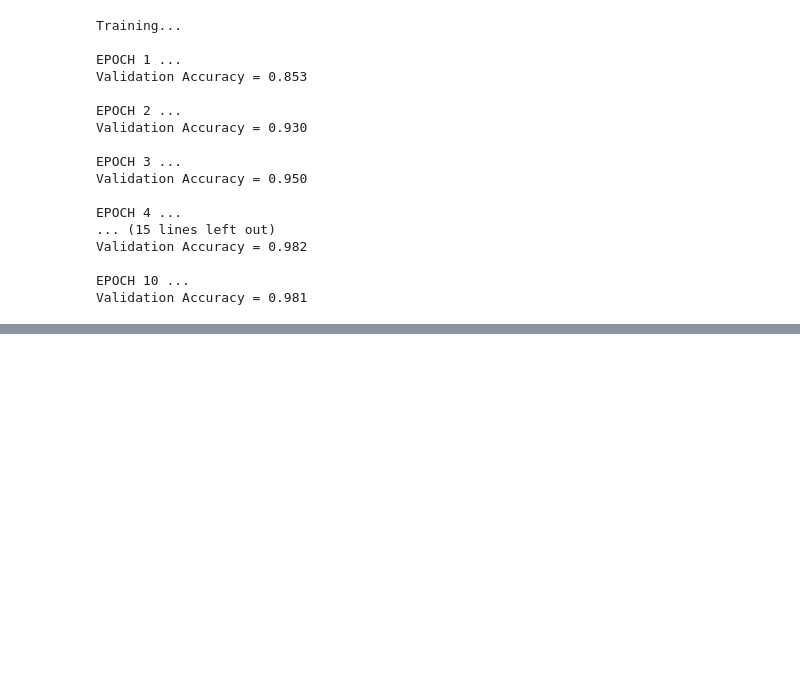
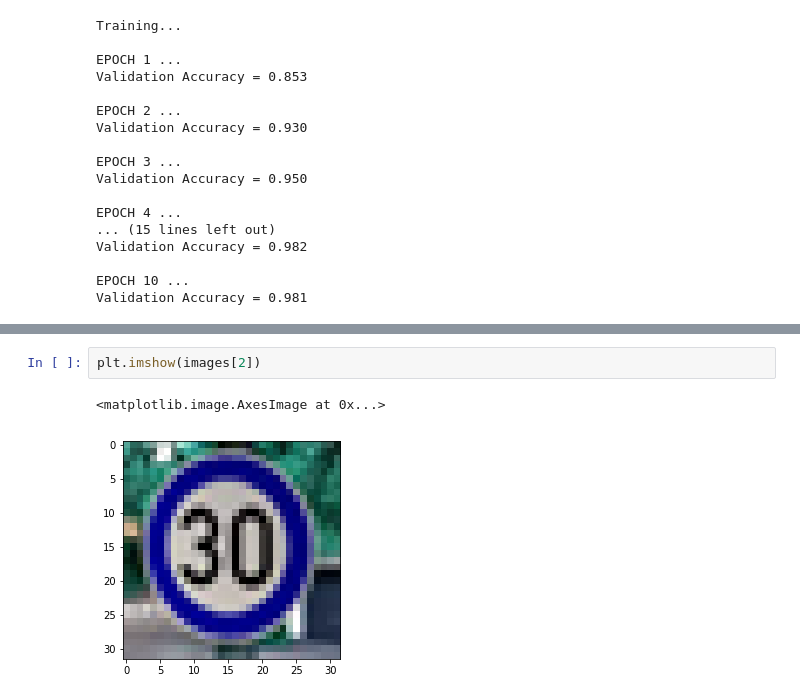
Before and after one commit to kilonova10/Traffic-Sign-Detection, a Jupyter notebook: Traffic Sign Classifier.ipynb, the cells around one changed output, grey strips where cells are left out. Cells and saved outputs as stored; diff of their text form; blank space fills up the shorter version.

```diff
--- a/Traffic Sign Classifier.ipynb
+++ b/Traffic Sign Classifier.ipynb
@@ -583,0 +628,5 @@ Validation Accuracy = 0.981
+# %%
+plt.imshow(images[2])
+# %% [output]
+<matplotlib.image.AxesImage at 0x...>
+[figure, added]
```
Also changed, not shown: parts of 11 cells of this notebook.
